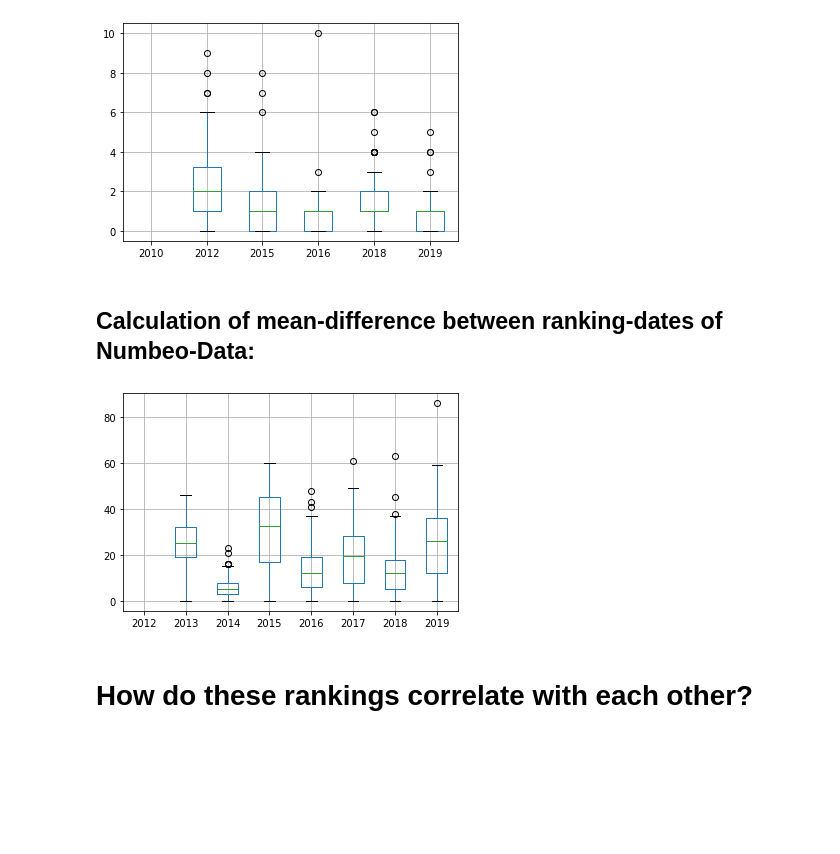
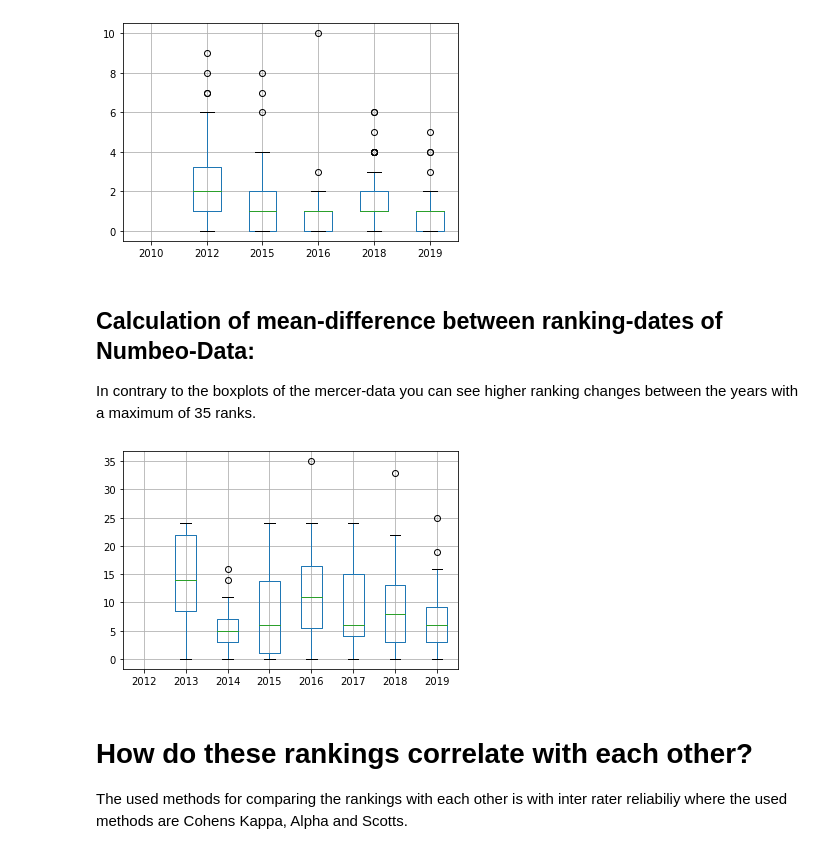
Before and after one commit to pantos1/dopp_ex3_city_livability, a Jupyter notebook: fesl.ipynb, the cells around one changed output. Cells and saved outputs as stored; diff of their text form; code cells hidden in the pictures; blank space fills up the shorter version.

Commit message:
added descriptions for every function and filtered numbeo data for first 50 ranks

```diff
--- a/fesl.ipynb
+++ b/fesl.ipynb
@@ -230,27 +214,32 @@ mercer_data_groupedByCity = calculateMedianRankingChangePerCityForMercerData()
 [figure]
 # %% [markdown]
 ## Calculation of mean-difference between ranking-dates of Numbeo-Data:
+
+In contrary to the boxplots of the mercer-data you can see higher ranking changes between the years with a maximum of 35 ranks.
 # %%
 def calculateMedianRankingChangePerCityForNumbeoData():
     files = glob.glob('data/numbeo/quality-of-life-city/*.csv')
     datalist = []
     for file in files:
         year = int(file[33:37])
         df = pd.read_csv(file, sep=';', header=0).assign(year=year)
         datalist.append(df)
     data = pd.concat(datalist)
+    data = data[data['Rank'] <= 50]
     data = data.pivot(index='year', columns='City', values='Rank')
     data = data.diff()
     data = data.abs()
     data.T.boxplot()
 
     return data
 
 numbeo_data_groupedByCity = calculateMedianRankingChangePerCityForNumbeoData()
 # %% [output]
-[figure, old version]
+[figure, new version]
-# %% [markdown]
-# How do these rankings correlate with each other?
+# %% [markdown]
+# How do these rankings correlate with each other?
+
+The used methods for comparing the rankings with each other is with inter rater reliabiliy where the used methods are Cohens Kappa, Alpha and Scotts.
 # %%
 def calculateInterRater_ReliabilityKappa(year):
     numbeoDataCur = numbeo_city_data[(numbeo_city_data['Rank'] <= 50)  & (numbeo_city_data.index.get_level_values(0) == year)]
```
Also changed, not shown: parts of 6 cells of this notebook.
